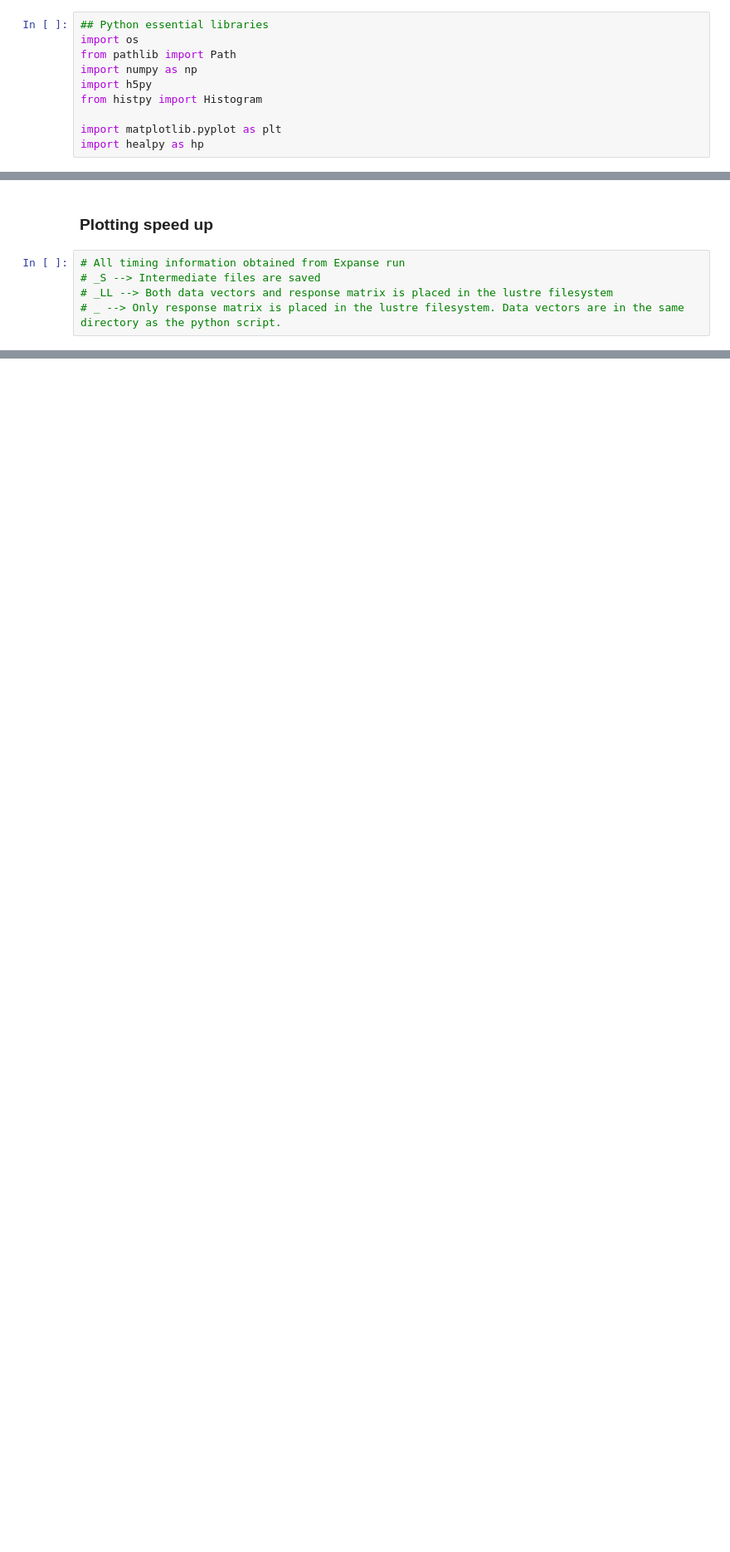
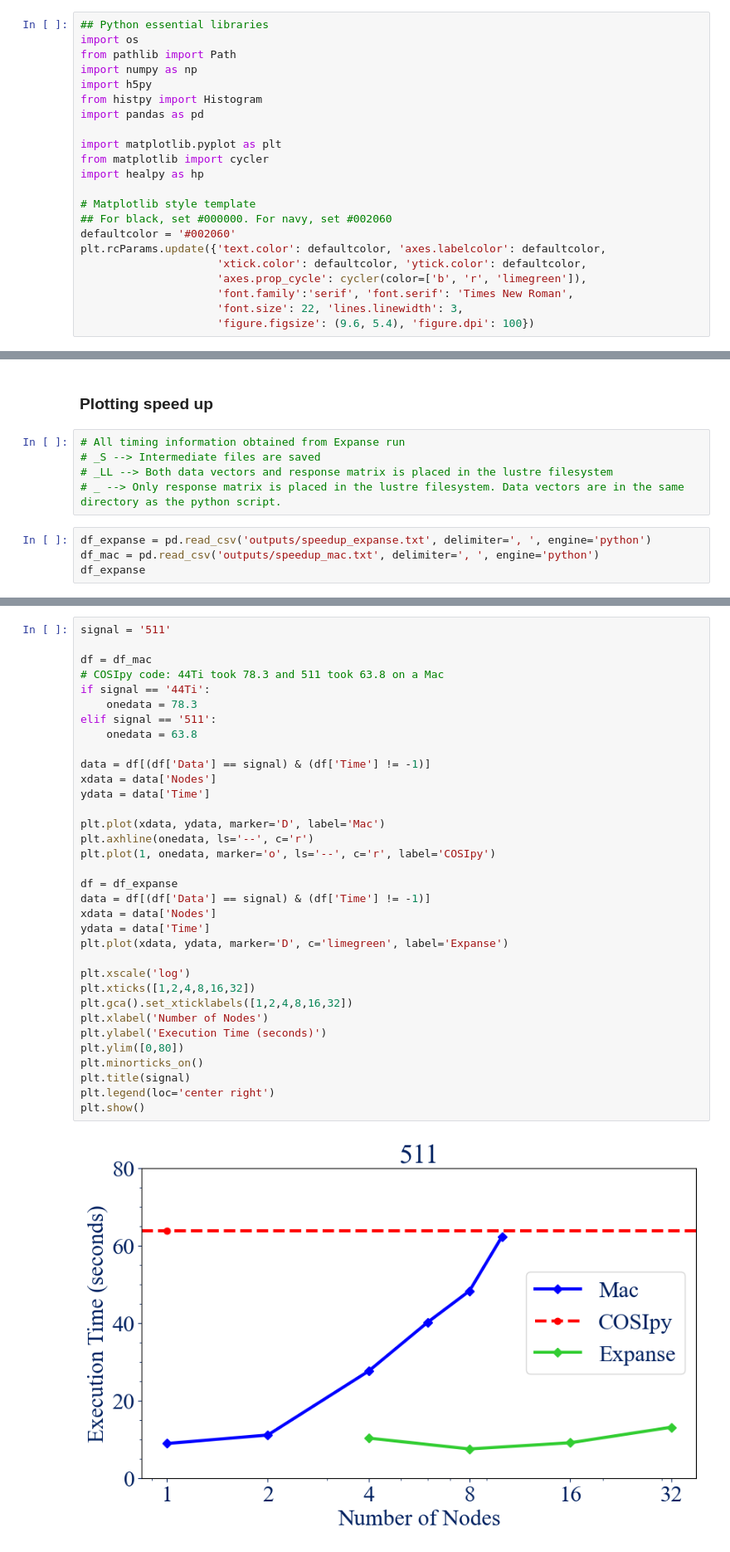
Before and after one commit to avalluvan/Parallel-Computing, a Jupyter notebook: code/datavisualization.ipynb, the cells around one changed output, grey strips where cells are left out. Shown: that part at 83% size. Drawn from its saved outputs; the diff is of its cells as text; blank space fills up the shorter version.

Commit message:
Created speedup plots

```diff
--- a/code/datavisualization.ipynb
+++ b/code/datavisualization.ipynb
@@ -5,9 +5,21 @@ from pathlib import Path
 import numpy as np
 import h5py
 from histpy import Histogram
+import pandas as pd
 
 import matplotlib.pyplot as plt
+from matplotlib import cycler
 import healpy as hp
+
+# Matplotlib style template
+## For black, set #000000. For navy, set #002060
+defaultcolor = '#002060'
+plt.rcParams.update({'text.color': defaultcolor, 'axes.labelcolor': defaultcolor,
+                     'xtick.color': defaultcolor, 'ytick.color': defaultcolor,
+                     'axes.prop_cycle': cycler(color=['b', 'r', 'limegreen']),
+                     'font.family':'serif', 'font.serif': 'Times New Roman',
+                     'font.size': 22, 'lines.linewidth': 3,
+                     'figure.figsize': (9.6, 5.4), 'figure.dpi': 100})
 # %%
 # BASE_DIR = os.path.dirname(os.path.abspath(__file__))
 # DATA_DIR = os.path.join(BASE_DIR, 'data')
@@ -60,3 +72,7 @@ plt.show()
 # _S --> Intermediate files are saved
 # _LL --> Both data vectors and response matrix is placed in the lustre filesystem
 # _ --> Only response matrix is placed in the lustre filesystem. Data vectors are in the same directory as the python script.
+# %%
+df_expanse = pd.read_csv('outputs/speedup_expanse.txt', delimiter=', ', engine='python')
+df_mac = pd.read_csv('outputs/speedup_mac.txt', delimiter=', ', engine='python')
+df_expanse
@@ -62,0 +97,36 @@ plt.show()
+# %%
+signal = '511'
+
+df = df_mac
+# COSIpy code: 44Ti took 78.3 and 511 took 63.8 on a Mac
+if signal == '44Ti':
+    onedata = 78.3
+elif signal == '511':
+    onedata = 63.8
+
+data = df[(df['Data'] == signal) & (df['Time'] != -1)]
+xdata = data['Nodes']
+ydata = data['Time']
+
+plt.plot(xdata, ydata, marker='D', label='Mac')
+plt.axhline(onedata, ls='--', c='r')
+plt.plot(1, onedata, marker='o', ls='--', c='r', label='COSIpy')
+
+df = df_expanse
+data = df[(df['Data'] == signal) & (df['Time'] != -1)]
+xdata = data['Nodes']
+ydata = data['Time']
+plt.plot(xdata, ydata, marker='D', c='limegreen', label='Expanse')
+
+plt.xscale('log')
+plt.xticks([1,2,4,8,16,32])
+plt.gca().set_xticklabels([1,2,4,8,16,32])
+plt.xlabel('Number of Nodes')
+plt.ylabel('Execution Time (seconds)')
+plt.ylim([0,80])
+plt.minorticks_on()
+plt.title(signal)
+plt.legend(loc='center right')
+plt.show()
+# %% [output]
+[figure, added]
```
Also changed, not shown: parts of 1 cell of this notebook.
